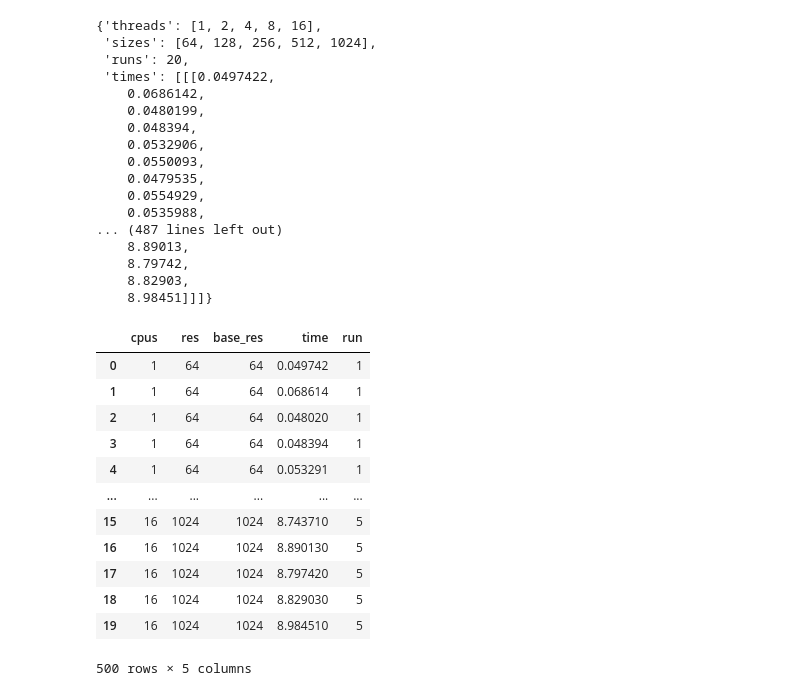
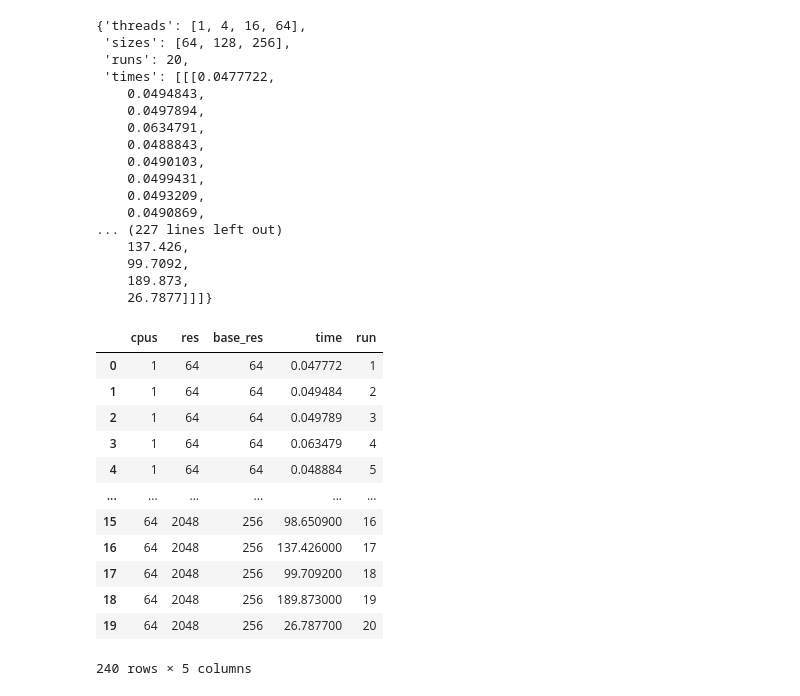
Before and after one commit to benedict-armstrong/hpc, a Jupyter notebook: project03/code/out/reshape.ipynb, the cells around one changed output. Cells and saved outputs as stored; diff of their text form; code cells hidden in the pictures.

```diff
--- a/project03/code/out/reshape.ipynb
+++ b/project03/code/out/reshape.ipynb
@@ -2,7 +2,7 @@
 import pandas as pd
 import json
 # %%
-with open("strong_scaling_results.json") as f:
+with open("weak_scaling.json") as f:
     weak = json.load(f)
 
 with open("strong_scaling_results.json") as f:
@@ -10,64 +10,68 @@ with open("strong_scaling_results.json") as f:
 # %%
 weak
 # %% [output]
-{'threads': [1, 2, 4, 8, 16],
- 'sizes': [64, 128, 256, 512, 1024],
+{'threads': [1, 4, 16, 64],
+ 'sizes': [64, 128, 256],
  'runs': 20,
- 'times': [[[0.0497422,
-    0.0686142,
-    0.0480199,
-    0.048394,
-    0.0532906,
-    0.0550093,
-    0.0479535,
-    0.0554929,
-    0.0535988,
-... (487 lines left out)
-    8.89013,
-    8.79742,
-    8.82903,
-    8.98451]]]}
+ 'times': [[[0.0477722,
+    0.0494843,
+    0.0497894,
+    0.0634791,
+    0.0488843,
+    0.0490103,
+    0.0499431,
+    0.0493209,
+    0.0490869,
+... (227 lines left out)
+    137.426,
+    99.7092,
+    189.873,
+    26.7877]]]}
 # %%
+import math
+
+
 weak_df = pd.DataFrame()
 
 times = weak["times"]
 threads = weak["threads"]
 sizes = weak["sizes"]
 runs = weak["runs"]
 
 for i, t in enumerate(times):
     s = sizes[i]
-    thread = threads[i]
     for j, time in enumerate(t):
+        t = threads[j]
         temp_df = pd.DataFrame({
-            "cpus": thread,
-            "res": s,
+            "cpus": t,
+            "res": int(s* math.sqrt(t)),
             "base_res": s,
             "time": time,
-            "run": j + 1,
+            "run": list(range(1, len(time) + 1)),
         })
 
         weak_df = pd.concat([weak_df, temp_df])
+
 
 
 # save to csv
 weak_df.to_csv(
     "../../../project05/code/mini_app/out/results_weak_omp.csv", index=False)
 weak_df
 # %% [output]
 |  | cpus | res | base_res | time | run |
-| 0 | 1 | 64 | 64 | 0.049742 | 1 |
-| 1 | 1 | 64 | 64 | 0.068614 | 1 |
-| 2 | 1 | 64 | 64 | 0.048020 | 1 |
-| 3 | 1 | 64 | 64 | 0.048394 | 1 |
-| 4 | 1 | 64 | 64 | 0.053291 | 1 |
+| 0 | 1 | 64 | 64 | 0.047772 | 1 |
+| 1 | 1 | 64 | 64 | 0.049484 | 2 |
+| 2 | 1 | 64 | 64 | 0.049789 | 3 |
+| 3 | 1 | 64 | 64 | 0.063479 | 4 |
+| 4 | 1 | 64 | 64 | 0.048884 | 5 |
 | ... | ... | ... | ... | ... | ... |
-| 15 | 16 | 1024 | 1024 | 8.743710 | 5 |
-| 16 | 16 | 1024 | 1024 | 8.890130 | 5 |
-| 17 | 16 | 1024 | 1024 | 8.797420 | 5 |
-| 18 | 16 | 1024 | 1024 | 8.829030 | 5 |
-| 19 | 16 | 1024 | 1024 | 8.984510 | 5 |
+| 15 | 64 | 2048 | 256 | 98.650900 | 16 |
+| 16 | 64 | 2048 | 256 | 137.426000 | 17 |
+| 17 | 64 | 2048 | 256 | 99.709200 | 18 |
+| 18 | 64 | 2048 | 256 | 189.873000 | 19 |
+| 19 | 64 | 2048 | 256 | 26.787700 | 20 |
-500 rows × 5 columns
+240 rows × 5 columns
 # %%
 # repeat for strong scaling
 strong_df = pd.DataFrame()
```
Also changed, not shown: parts of 1 cell of this notebook, 14 other files.
